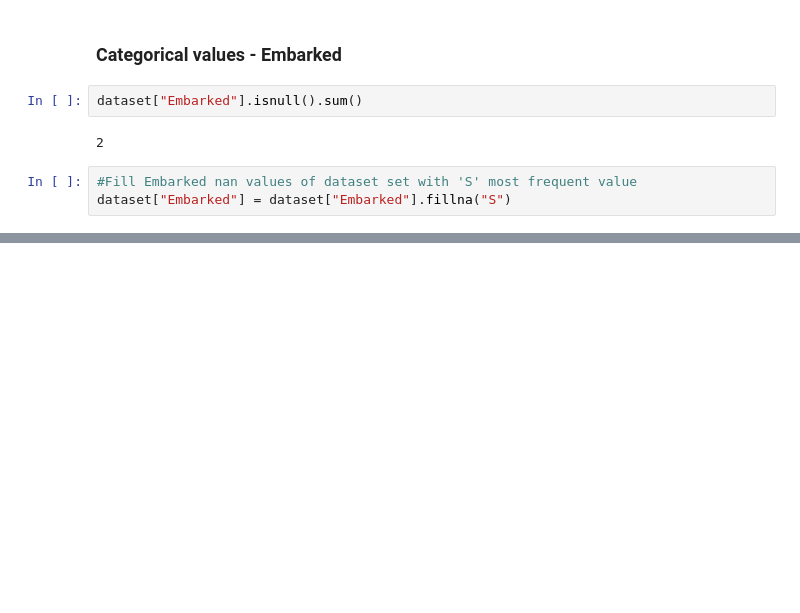
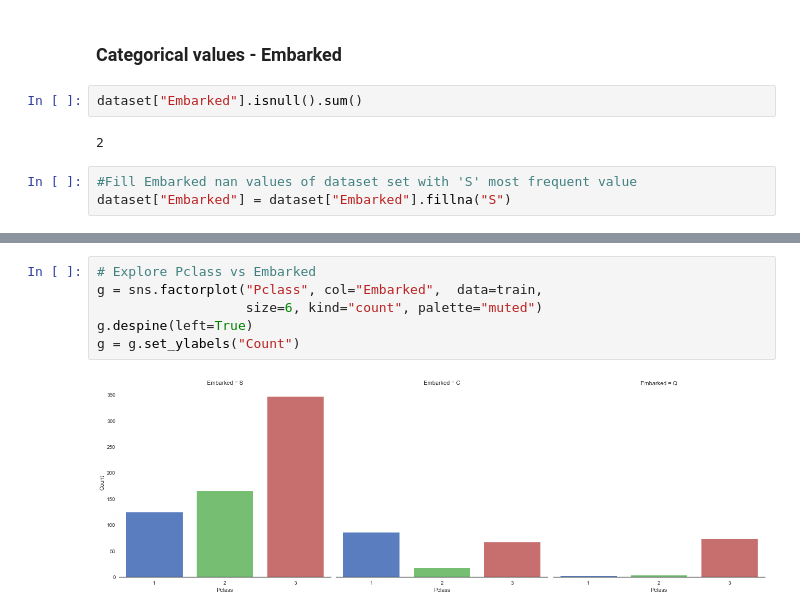
Before and after one commit to vincentman/Kaggle_titanic, a Jupyter notebook: EDA/EDA_from_Yassine.ipynb, the cells around one changed output, grey strips where cells are left out. Drawn from its saved outputs; the diff is of its cells as text; blank space fills up the shorter version.

```diff
--- a/EDA/EDA_from_Yassine.ipynb
+++ b/EDA/EDA_from_Yassine.ipynb
@@ -275,0 +276,8 @@ g = g.set_ylabels("survival probability")
+# %%
+# Explore Pclass vs Embarked
+g = sns.factorplot("Pclass", col="Embarked",  data=train,
+                   size=6, kind="count", palette="muted")
+g.despine(left=True)
+g = g.set_ylabels("Count")
+# %% [output]
+[figure, added]
```
Also changed, not shown: parts of 53 cells of this notebook, 8 other files.
